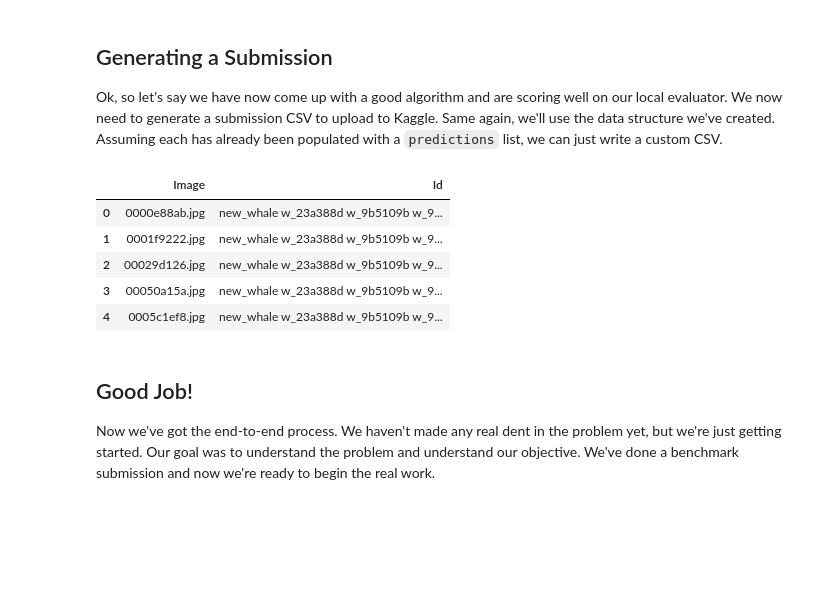
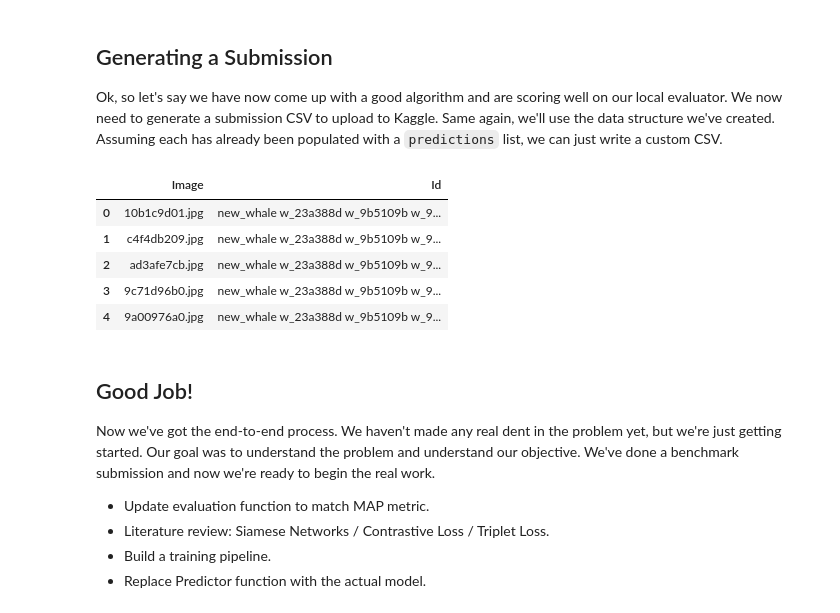
Before and after one commit to krinj/kaggle-whale-id, a Jupyter notebook: notebooks/GettingStarted.ipynb, the cells around one changed output. Saved outputs shown, nothing was run; the diff lists cells and outputs as text; code cells hidden in the pictures; blank space fills up the shorter version.

Commit message:
Begin Siamese Generator

```diff
--- a/notebooks/GettingStarted.ipynb
+++ b/notebooks/GettingStarted.ipynb
@@ -208,21 +210,30 @@ Ok, so let's say we have now come up with a good algorithm and are scoring well
 # %%
 from util.submission_generator import generate_submission
 import pandas
 
+# Predict Testing Samples
+for s in testing_samples:
+    s.predictions = predictor.predict(s)
+
 # Generate the submission based on the predictions above.
 output_file = "../my_submission.csv"
-generate_submission(training_samples, output_file)
+generate_submission(testing_samples, output_file)
 
 # Let's read it with Pandas! You can actually upload this file to Kaggle as your first submission.
 dataframe = pandas.read_csv(output_file)
 dataframe.head()
 # %% [output]
 |  | Image | Id |
-| 0 | 0000e88ab.jpg | new_whale w_23a388d w_9b5109b w_9... |
-| 1 | 0001f9222.jpg | new_whale w_23a388d w_9b5109b w_9... |
-| 2 | 00029d126.jpg | new_whale w_23a388d w_9b5109b w_9... |
-| 3 | 00050a15a.jpg | new_whale w_23a388d w_9b5109b w_9... |
-| 4 | 0005c1ef8.jpg | new_whale w_23a388d w_9b5109b w_9... |
+| 0 | 10b1c9d01.jpg | new_whale w_23a388d w_9b5109b w_9... |
+| 1 | c4f4db209.jpg | new_whale w_23a388d w_9b5109b w_9... |
+| 2 | ad3afe7cb.jpg | new_whale w_23a388d w_9b5109b w_9... |
+| 3 | 9c71d96b0.jpg | new_whale w_23a388d w_9b5109b w_9... |
+| 4 | 9a00976a0.jpg | new_whale w_23a388d w_9b5109b w_9... |
 # %% [markdown]
 ## Good Job!
 Now we've got the end-to-end process. We haven't made any real dent in the problem yet, but we're just getting started. Our goal was to understand the problem and understand our objective. We've done a benchmark submission and now we're ready to begin the real work.
+
+* Update evaluation function to match MAP metric.
+* Literature review: Siamese Networks / Contrastive Loss / Triplet Loss.
+* Build a training pipeline.
+* Replace Predictor function with the actual model.
```
Also changed, not shown: parts of 8 cells of this notebook, 8 other files.
